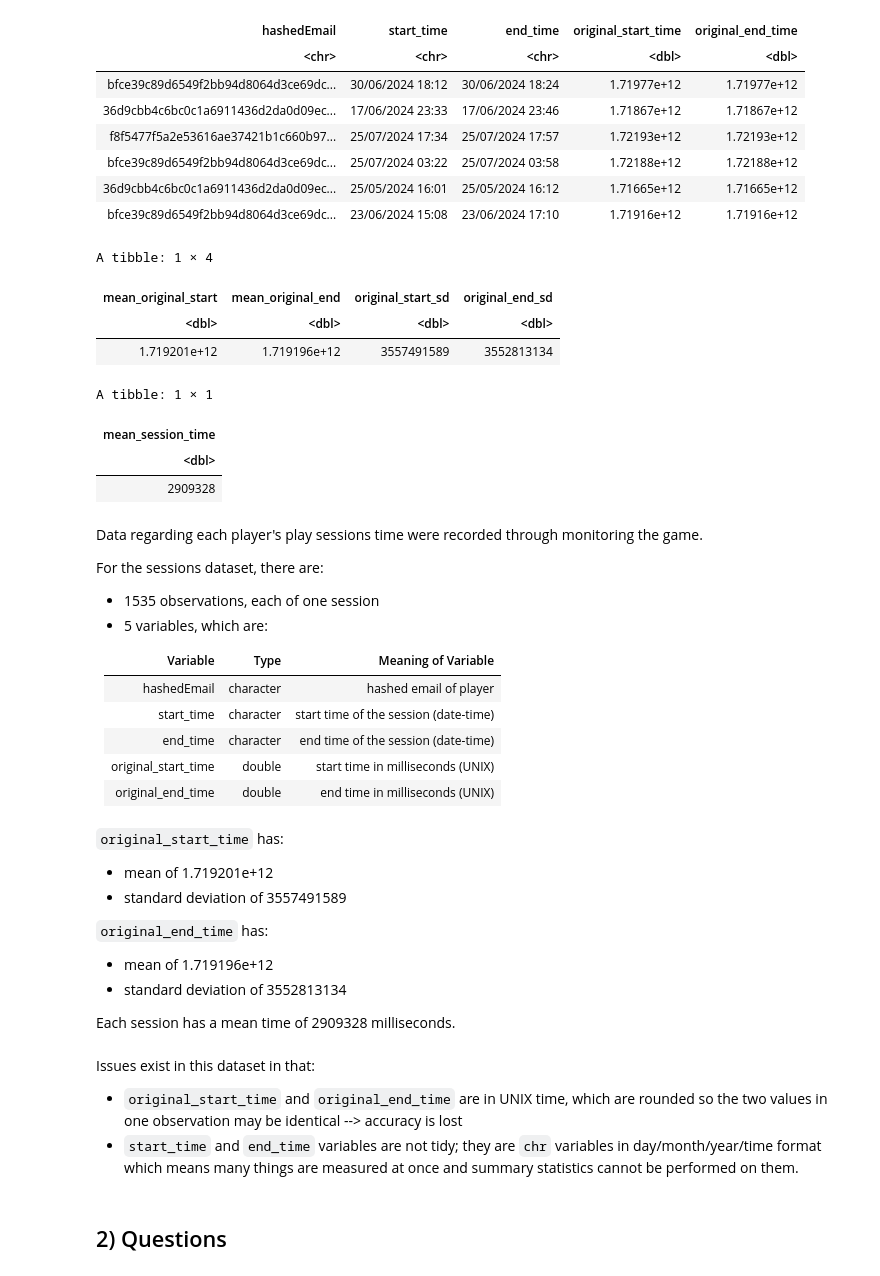
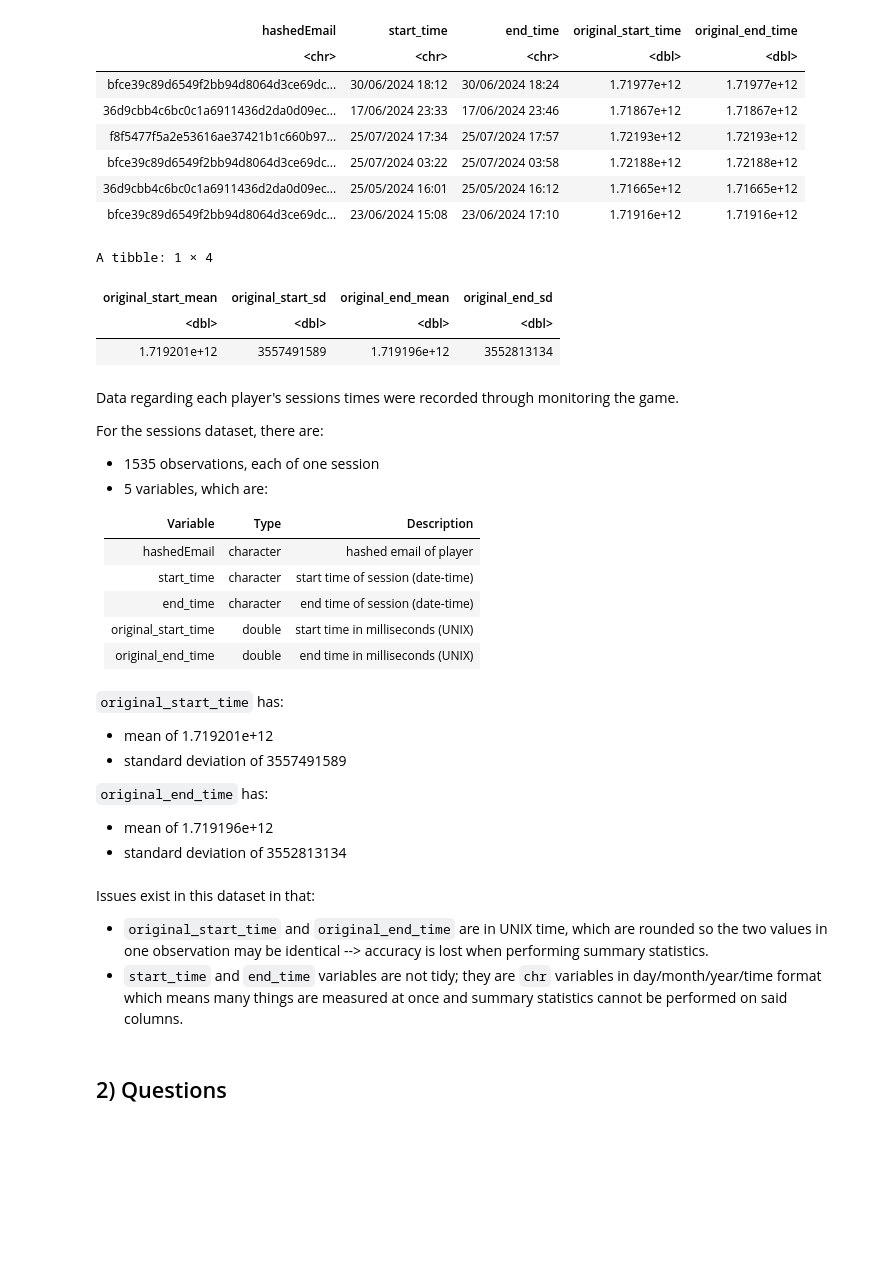
Before and after one commit to audreyw28/DSCI-100-Project, a Jupyter notebook: individual_project_planning.ipynb, the cells around one changed output. Saved outputs shown, nothing was run; the diff lists cells and outputs as text; code cells hidden in the pictures; blank space fills up the shorter version.

```diff
--- a/individual_project_planning.ipynb
+++ b/individual_project_planning.ipynb
@@ -126,36 +129,28 @@ A tibble: 6 × 5
 | bfce39c89d6549f2bb94d8064d3ce69dc... | 23/06/2024 15:08 | 23/06/2024 17:10 | 1.71916e+12 | 1.71916e+12 |
 # %%
 sessions_stats <- sessions |>
-    summarize(mean_original_start = round(mean(original_start_time), 2),
-             mean_original_end = round(mean(original_end_time, na.rm = TRUE), 2),
-             original_start_sd = round(sd(original_start_time), 2),
+    summarize(original_start_mean = round(mean(original_start_time), 2),
+            original_start_sd = round(sd(original_start_time), 2),
+             original_end_mean = round(mean(original_end_time, na.rm = TRUE), 2),
              original_end_sd = round(sd(original_end_time, na.rm = TRUE), 2))
 sessions_stats
-
-mean_session_time <- sessions|>
-    summarize(mean_session_time = mean(original_end_time - original_start_time, na.rm = TRUE), )
-mean_session_time
 # %% [output]
 A tibble: 1 × 4
-| mean_original_start | mean_original_end | original_start_sd | original_end_sd |
+| original_start_mean | original_start_sd | original_end_mean | original_end_sd |
 | <dbl> | <dbl> | <dbl> | <dbl> |
-| 1.719201e+12 | 1.719196e+12 | 3557491589 | 3552813134 |
+| 1.719201e+12 | 3557491589 | 1.719196e+12 | 3552813134 |
-A tibble: 1 × 1
-| mean_session_time |
-| <dbl> |
-| 2909328 |
 # %% [markdown]
-Data regarding each player's play sessions time were recorded through monitoring the game.
+Data regarding each player's sessions times were recorded through monitoring the game.
 
 For the sessions dataset, there are:
 - 1535 observations, each of one session
 - 5 variables, which are:
 
-| Variable | Type | Meaning of Variable |
+| Variable | Type | Description |
 |:---|:---|:---|
 | hashedEmail | character | hashed email of player |
-| start_time | character | start time of the session (date-time)|
-| end_time | character | end time of the session (date-time)|
+| start_time | character | start time of session (date-time)|
+| end_time | character | end time of session (date-time)|
 | original_start_time | double | start time in milliseconds (UNIX) |
 | original_end_time | double | end time in milliseconds (UNIX) |
 # %% [markdown]
@@ -166,12 +161,10 @@ For the sessions dataset, there are:
 `original_end_time` has:
 - mean of 1.719196e+12
 - standard deviation of 3552813134
-
-Each session has a mean time of 2909328 milliseconds.
 # %% [markdown]
 Issues exist in this dataset in that:
-- `original_start_time` and `original_end_time` are in UNIX time, which are rounded so the two values in one observation may be identical --> accuracy is lost
-- `start_time` and `end_time` variables are not tidy; they are `chr` variables in day/month/year/time format which means many things are measured at once and summary statistics cannot be performed on them.
+- `original_start_time` and `original_end_time` are in UNIX time, which are rounded so the two values in one observation may be identical --> accuracy is lost when performing summary statistics.
+- `start_time` and `end_time` variables are not tidy; they are `chr` variables in day/month/year/time format which means many things are measured at once and summary statistics cannot be performed on said columns.
 # %% [markdown]
 ## 2) Questions
 # %% [markdown]
```
Also changed, not shown: parts of 14 cells of this notebook.
